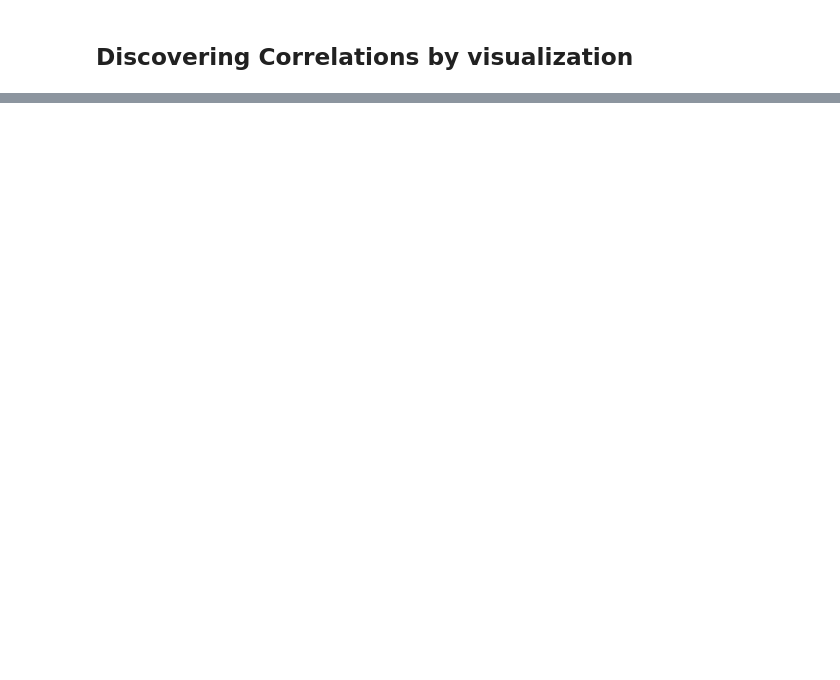
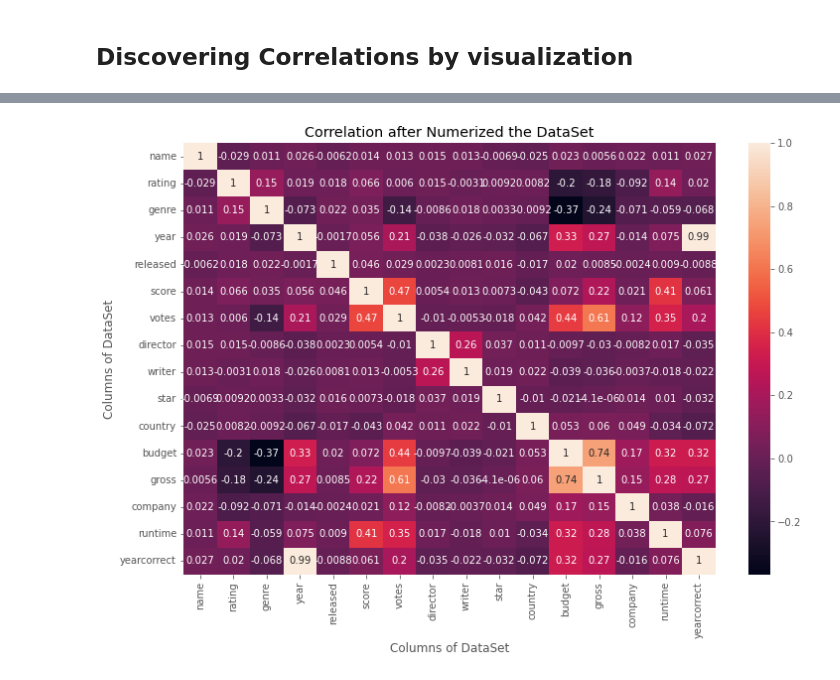
Before and after one commit to PavlosPo/Python-Correlation, a Jupyter notebook: python_corr_project.ipynb, the cells around one changed output, grey strips where cells are left out. Drawn from its saved outputs; the diff is of its cells as text; code cells hidden in the pictures; blank space fills up the shorter version.

```diff
--- a/python_corr_project.ipynb
+++ b/python_corr_project.ipynb
@@ -312,0 +289,8 @@ Spearman's method Selected.
+# %%
+df_num = df
+
+for col_name in df_num.columns:
+    if(df_num[col_name].dtype == 'object'):
+        df_num[col_name] = df_num[col_name].astype('category')
+        df_num[col_name] = df_num[col_name].cat.codes
+df_num.head()
@@ -312,0 +313,9 @@ Spearman's method Selected.
+# %%
+df_num_corr = df_num.corr()
+sns.heatmap(data=df_num_corr, annot=True)
+plt.xlabel('Columns of DataSet')
+plt.ylabel('Columns of DataSet')
+plt.title('Correlation after Numerized the DataSet')
+plt.show()
+# %% [output]
+[figure, added]
```
Also changed, not shown: parts of 25 cells of this notebook.
